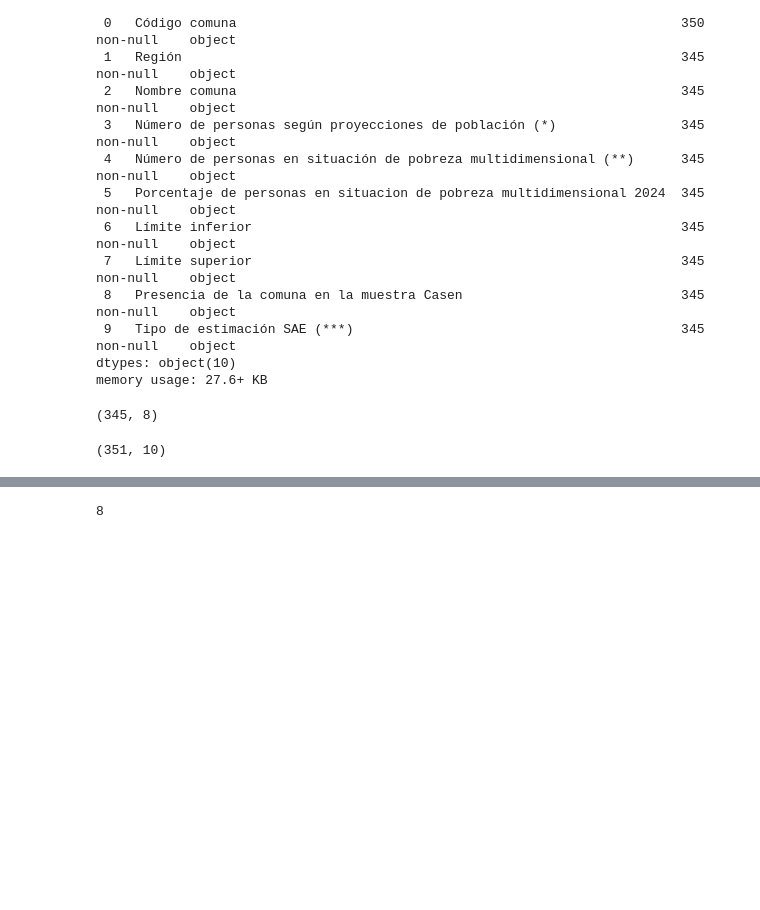
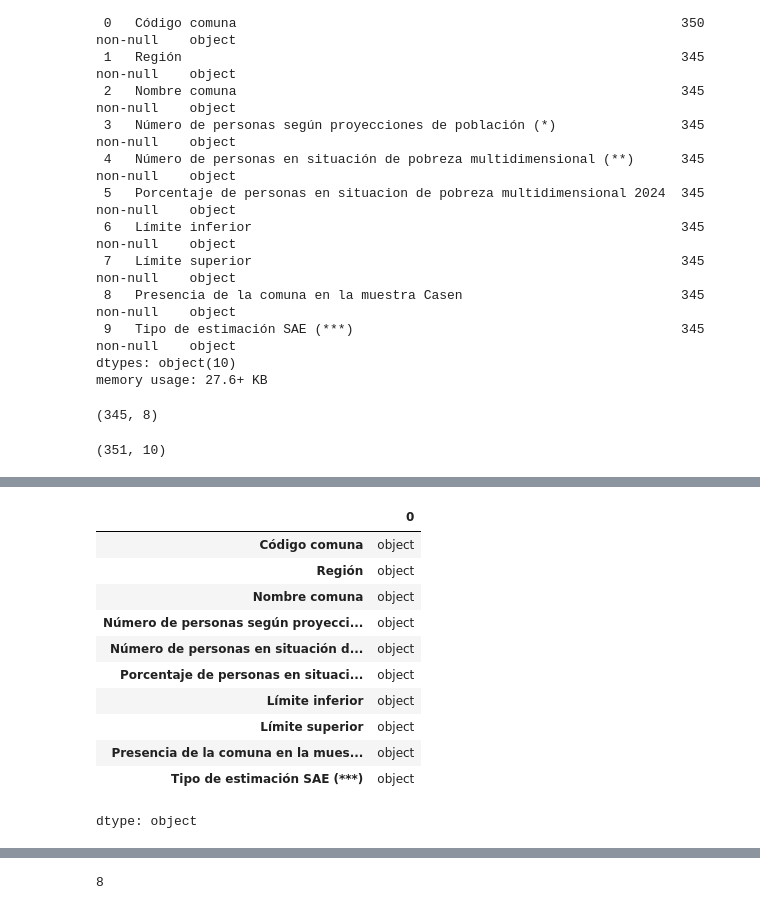
Before and after one commit to masolopa/MINERIADEDATOS, a Jupyter notebook: EV1.ipynb, the cells around one changed output, grey strips where cells are left out. Saved outputs shown, nothing was run; the diff lists cells and outputs as text; code cells hidden in the pictures; blank space fills up the shorter version.

```diff
--- a/EV1.ipynb
+++ b/EV1.ipynb
@@ -221,0 +220,15 @@ dtype: int64
+# %%
+df2.dtypes #Muestra el tipo de dato de cada columna
+# %% [output]
+|  | 0 |
+| Código comuna | object |
+| Región | object |
+| Nombre comuna | object |
+| Número de personas según proyecci... | object |
+| Número de personas en situación d... | object |
+| Porcentaje de personas en situaci... | object |
+| Límite inferior | object |
+| Límite superior | object |
+| Presencia de la comuna en la mues... | object |
+| Tipo de estimación SAE (***) | object |
+dtype: object
```
Also changed, not shown: parts of 28 cells of this notebook.
